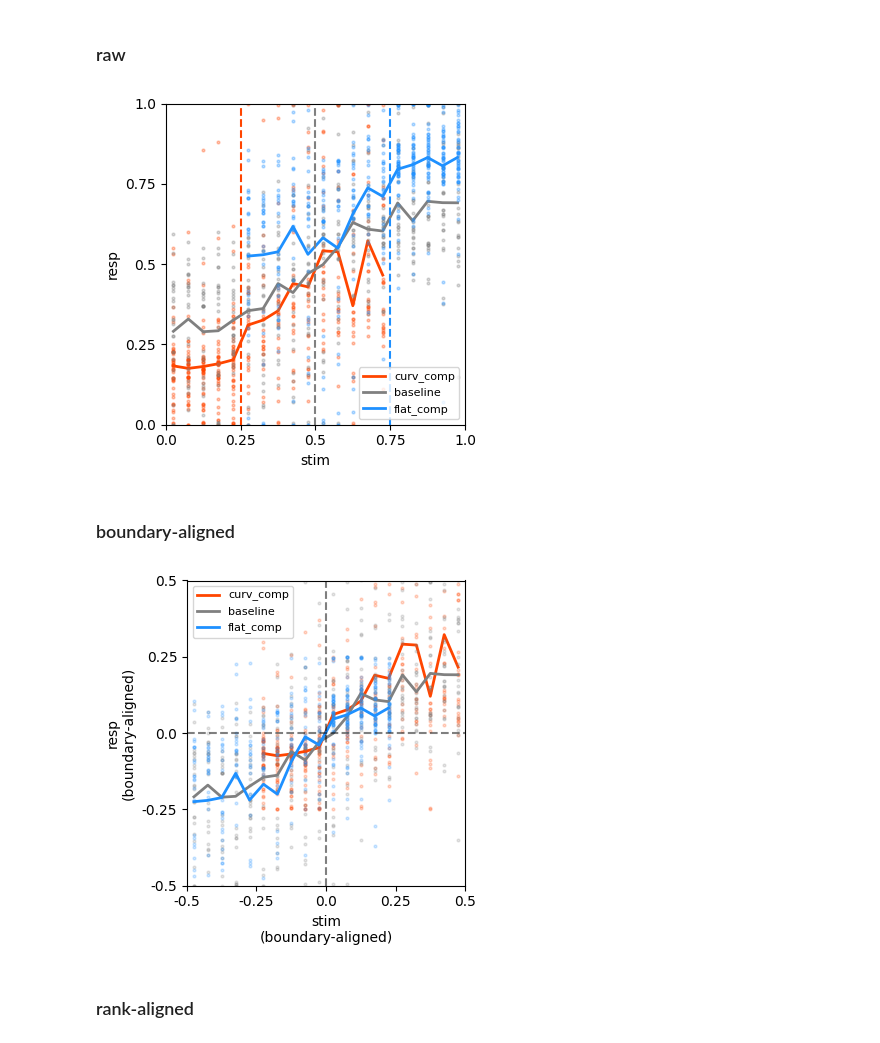
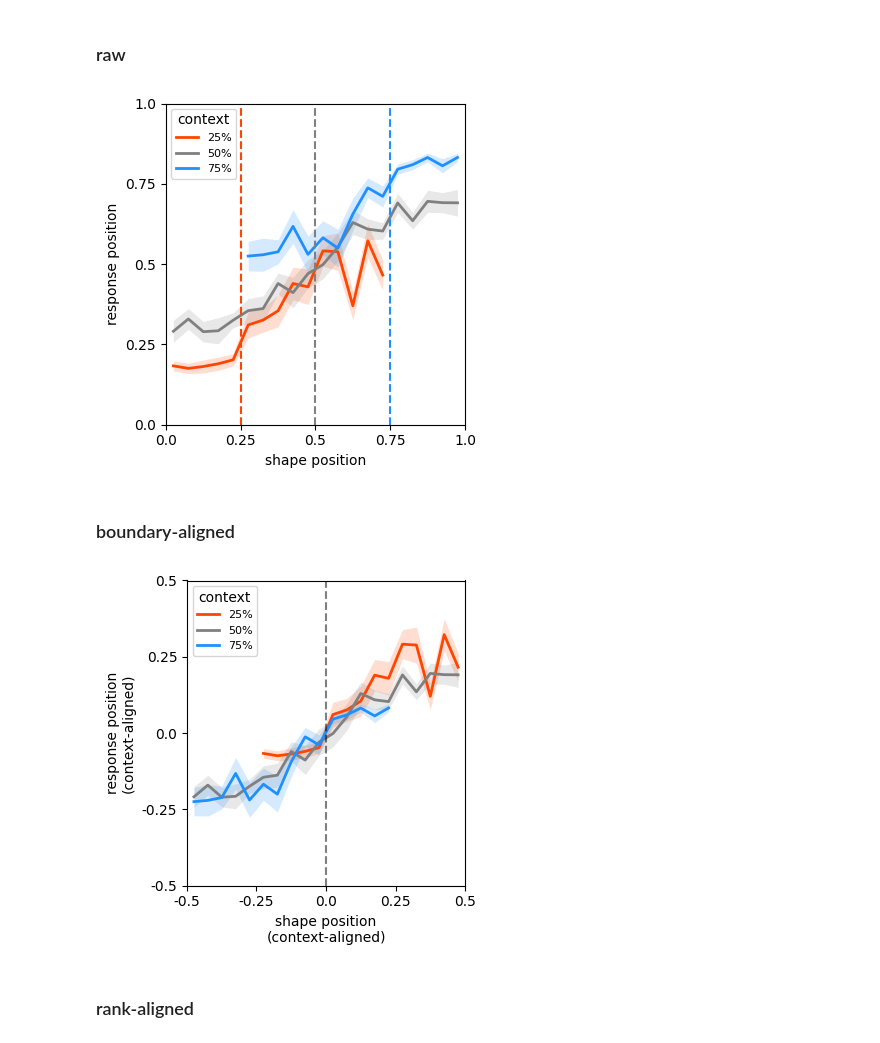
Before and after one commit to siyer7/asymmetry_design, a Jupyter notebook: code/python/beh_boundary.ipynb, the cells around one changed output. Cells and saved outputs as stored; diff of their text form; code cells hidden in the pictures.

```diff
--- a/code/python/beh_boundary.ipynb
+++ b/code/python/beh_boundary.ipynb
@@ -167,67 +165,72 @@ plt.show()
 # %% [markdown]
 ### raw
 # %%
-# plot stim vs resp, colored by condition
+# plot stim vs resp, colored by condition (mean ± SEM)
 fig, ax = plt.subplots(1, 1, figsize=(4,4))
 colors = {'curv_comp': 'orangered', 'baseline': 'gray', 'flat_comp': 'dodgerblue'}
+cond_label_map = {'curv_comp': '25%', 'baseline': '50%', 'flat_comp': '75%'}
 
-# plot each condition
 for cond in ['curv_comp', 'baseline', 'flat_comp']:
     df_cond = df_clean[df_clean['condition'] == cond].copy()
-    ax.plot(df_cond['stim_pos'], df_cond['chosen_pos_aligned'], 'o', markersize=2, alpha=0.3, color=colors[cond])
-
-    # compute mean response per stim position
-    mean_resp = df_cond.groupby('stim_pos')['chosen_pos_aligned'].mean().sort_index()
-    ax.plot(mean_resp.index, mean_resp.values, '-', linewidth=2, label=cond, color=colors[cond])
+    # Compute mean and SEM for each stim_pos
+    grouped = df_cond.groupby('stim_pos')['chosen_pos_aligned']
+    mean_resp = grouped.mean().sort_index()
+    sem_resp = grouped.sem().sort_index()
+    x = mean_resp.index.values
+    y = mean_resp.values
+    yerr = sem_resp.values
+    # Plot mean line
+    ax.plot(x, y, '-', linewidth=2, label=cond_label_map[cond], color=colors[cond])
+    # Plot SEM band
+    ax.fill_between(x, y - yerr, y + yerr, color=colors[cond], alpha=0.18, linewidth=0)
 
 # add identity line
 # ax.plot([-.4, .4], [-.4, .4], 'k--', alpha=0.3)
-ax.axvline(-0.2, color='orangered', linestyle='--')
-ax.axvline(0, color='gray', linestyle='--')
-ax.axvline(0.2, color='dodgerblue', linestyle='--')
+ax.axvline(-0.2, color='orangered', linewidth=1.5, linestyle='--')
+ax.axvline(0, color='gray', linewidth=1.5, linestyle='--')
+ax.axvline(0.2, color='dodgerblue', linewidth=1.5, linestyle='--')
 
-ax.set(xlabel='stim', ylabel='resp',
+ax.set(xlabel='shape position', ylabel='response position',
        xticks=norm_ticks, xticklabels=norm_ticklabels,
        yticks=norm_ticks, yticklabels=norm_ticklabels,
        xlim=(-.4, .4), ylim=(-.4, .4))
 
-ax.legend(fontsize=8)
+ax.legend(fontsize=8, title='context')
 plt.tight_layout()
 plt.show()
 # %% [output]
-[figure, old version]
+[figure, new version]
 # %% [markdown]
 ### boundary-aligned
 # %%
-
-# plot stim vs resp, colored by condition
+# plot stim vs resp, colored by condition (mean ± SEM)
 fig, ax = plt.subplots(1, 1, figsize=(4,4))
 colors = {'curv_comp': 'orangered', 'baseline': 'gray', 'flat_comp': 'dodgerblue'}
+cond_label_map = {'curv_comp': '25%', 'baseline': '50%', 'flat_comp': '75%'}
 
-# plot each condition
 for cond in ['curv_comp', 'baseline', 'flat_comp']:
+    df_cond = df_clean[df_clean['condition'] == cond].copy()
+    grouped = df_cond.groupby('stim_aligned_to_div')['resp_aligned_to_div']
+    mean_resp = grouped.mean().sort_index()
+    sem_resp = grouped.sem().sort_index()
+    x = mean_resp.index.values
+    y = mean_resp.values
+    yerr = sem_resp.values
+    ax.plot(x, y, '-', linewidth=2, label=cond_label_map[cond], color=colors[cond])
+    ax.fill_between(x, y - yerr, y + yerr, color=colors[cond], alpha=0.18, linewidth=0)
 
-#     if cond == 'baseline': continue
-    df_cond = df_clean[df_clean['condition'] == cond].copy()
-    ax.plot(df_cond['stim_aligned_to_div'], df_cond['resp_aligned_to_div'], 'o', markersize=2, alpha=.2, color=colors[cond])
-
-    # compute mean response per stim position
-    mean_resp = df_cond.groupby('stim_aligned_to_div')['resp_aligned_to_div'].mean().sort_index()
-    ax.plot(mean_resp.index, mean_resp.values, '-', linewidth=2, label=cond, color=colors[cond])
-
-ax.axvline(0, color='black', linestyle='--', alpha=0.5)
-ax.axhline(0, color='black', linestyle='--', alpha=0.5)
+ax.axvline(0, color='black', linewidth=1.5, linestyle='--', alpha=0.5)
 ba_ticklabels = np.linspace(-.5, .5, 5)
-ax.set(xlabel='stim\n(boundary-aligned)', ylabel='resp\n(boundary-aligned)',
+ax.set(xlabel='shape position\n(context-aligned)', ylabel='response position\n(context-aligned)',
        xticks=norm_ticks, xticklabels=ba_ticklabels,
        yticks=norm_ticks, yticklabels=ba_ticklabels,
        xlim=(-.4, .4), ylim=(-.4, .4))
 
-ax.legend(fontsize=8)
+ax.legend(fontsize=8, title='context')
 plt.tight_layout()
 plt.show()
 # %% [output]
-[figure, old version]
+[figure, new version]
 # %% [markdown]
 ### rank-aligned
 # %%
```
Also changed, not shown: parts of 7 cells of this notebook.
